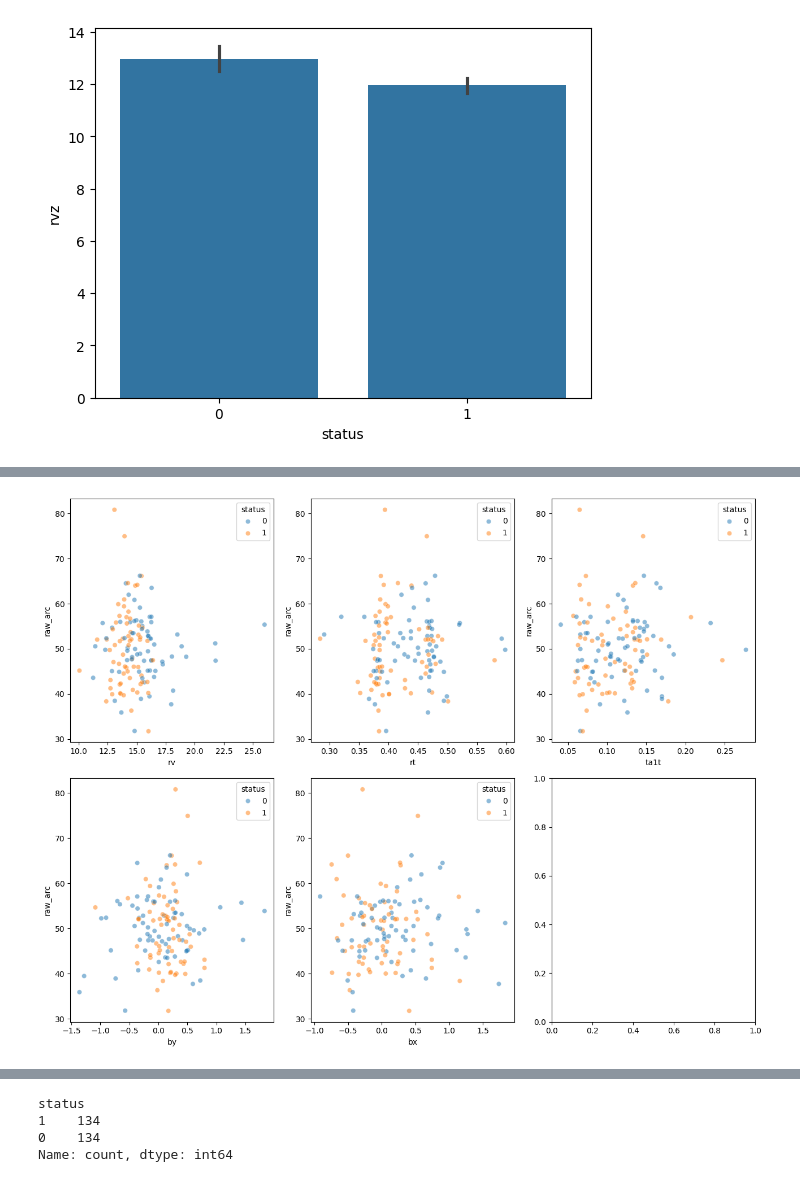
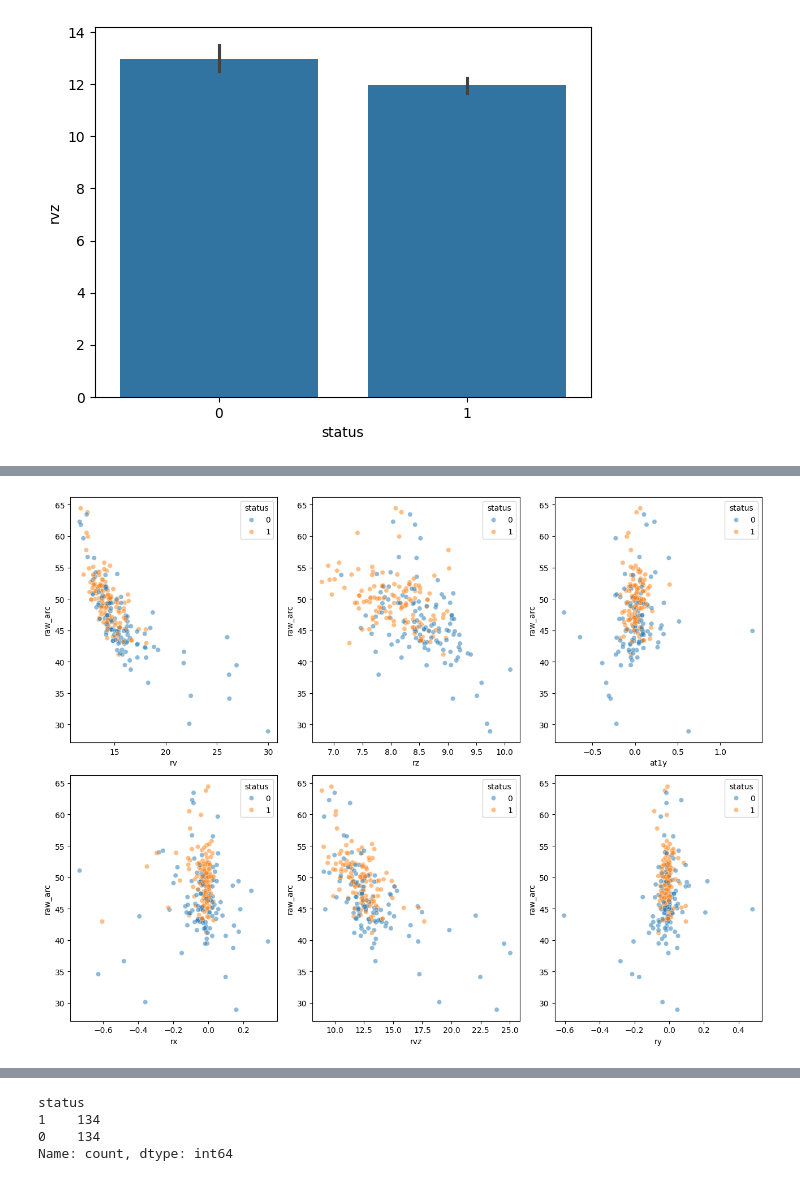
Before and after one commit to JohnKang0720/swish-or-brick, a Jupyter notebook: report-1.ipynb, the cells around one changed output, grey strips where cells are left out. Saved outputs shown, nothing was run; the diff lists cells and outputs as text; code cells hidden in the pictures.

```diff
--- a/report-1.ipynb
+++ b/report-1.ipynb
@@ -103,7 +172,7 @@ all_p.head()
 all_p = pd.merge(all_p, position_info, on="name")
 # %%
 all_p = all_p[
-    all_p["position"].apply(lambda x: True if x.find("Guard") != -1 else False)
+    all_p["position"].apply(lambda x: True if (x.find("Guard") != -1) else False)
 ]
 all_p.drop(columns=["name", "position"], inplace=True)
 all_p.head()
@@ -120,14 +213,3 @@ plt.axvline(x=all_p["hght"].mean(), color="red")
 # %% [output]
 <matplotlib.lines.Line2D at 0x...>
 [figure]
-# %%
-def calc_angle(y, y_0, t, v_0):
-    height_diff = y - y_0
-    g = 9.8
-    sint = (height_diff + (0.5 * g * t**2)) / (t * v_0)
-    return np.arcsin(sint) * (180 / np.pi)
-
-
-all_p["raw_arc"] = made_shots.apply(
-    lambda x: calc_angle(10, x["hght"], x["rt"], x["rv"]), axis=1
-)
@@ -134,3 +220,25 @@ all_p["raw_arc"] = made_shots.apply(
+# %%
+def calc_angle(y, d, y_0, v0) -> int:
+    g=9.8
+    a = (g * d**2) / (2 * v0**2)
+    b = (g * d**2) / (2 * v0**2) - d
+    c = y - y_0 + (g * d**2) / (2 * v0**2)
+    discriminant = b**2 - 4 * a * c
+
+    T1 = (-b + np.sqrt(discriminant)) / (2 * a)
+    T2 = (-b - np.sqrt(discriminant)) / (2 * a)
+
+    theta1 = np.arctan(T1)
+    theta2 = np.arctan(T2)
+    theta1_degrees = np.rad2deg(theta1)
+    theta2_degrees = np.rad2deg(theta2)
+
+    return theta2_degrees
+
+
+all_p["raw_arc"] = all_p.apply(
+    lambda x: calc_angle(10, x["spl"], x["hght"], x["rv"]), axis=1
+)
 # %%
 all_p.describe()
 # %% [output]
@@ -156,12 +279,13 @@ sns.barplot(data=all_p, x="status", y="rvz")
 # %%
 fig, ax = plt.subplots(2, 3, figsize=(13, 10))
 sns.scatterplot(data=all_p, x="rv", y="raw_arc", hue="status", alpha=0.5, ax=ax[0, 0])
-sns.scatterplot(data=all_p, x="rt", y="raw_arc", hue="status", alpha=0.5, ax=ax[0, 1])
-sns.scatterplot(data=all_p, x="by", y="raw_arc", hue="status", alpha=0.5, ax=ax[1, 0])
-sns.scatterplot(data=all_p, x="bx", y="raw_arc", hue="status", alpha=0.5, ax=ax[1, 1])
+sns.scatterplot(data=all_p, x="rz", y="raw_arc", hue="status", alpha=0.5, ax=ax[0, 1])
+sns.scatterplot(data=all_p, x="rx", y="raw_arc", hue="status", alpha=0.5, ax=ax[1, 0])
+sns.scatterplot(data=all_p, x="rvz", y="raw_arc", hue="status", alpha=0.5, ax=ax[1, 1])
 sns.scatterplot(
-    data=all_p, x="ta1t", y="raw_arc", hue="status", alpha=0.5, ax=ax[0, 2]
+    data=all_p, x="at1y", y="raw_arc", hue="status", alpha=0.5, ax=ax[0, 2]
 )  # shot preparation
+sns.scatterplot(data=all_p, x="ry", y="raw_arc", hue="status", alpha=0.5, ax=ax[1, 2])
 fig.tight_layout()
 # %% [output]
-[figure, old version]
+[figure, new version]
```
Also changed, not shown: parts of 109 cells of this notebook, 6 other files.
